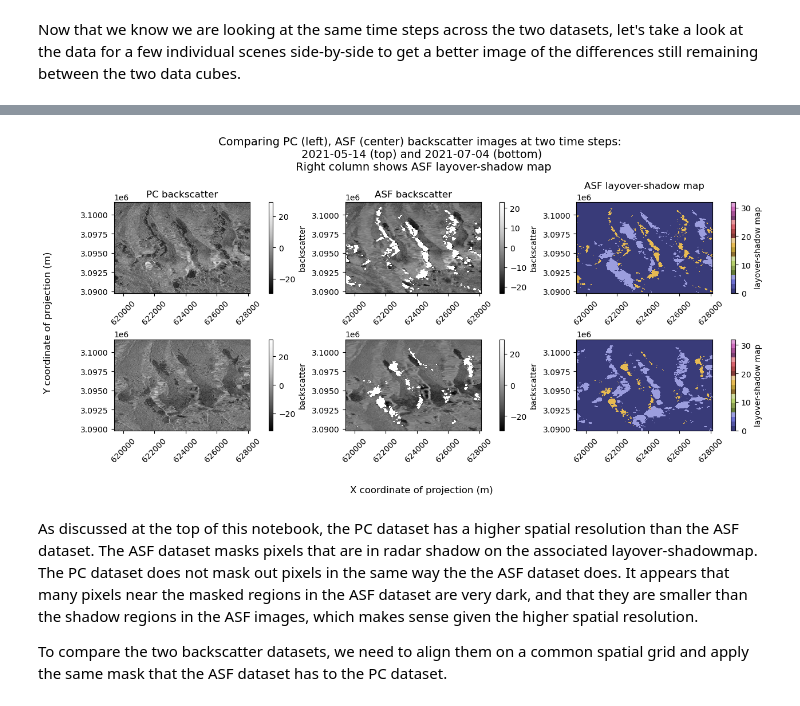
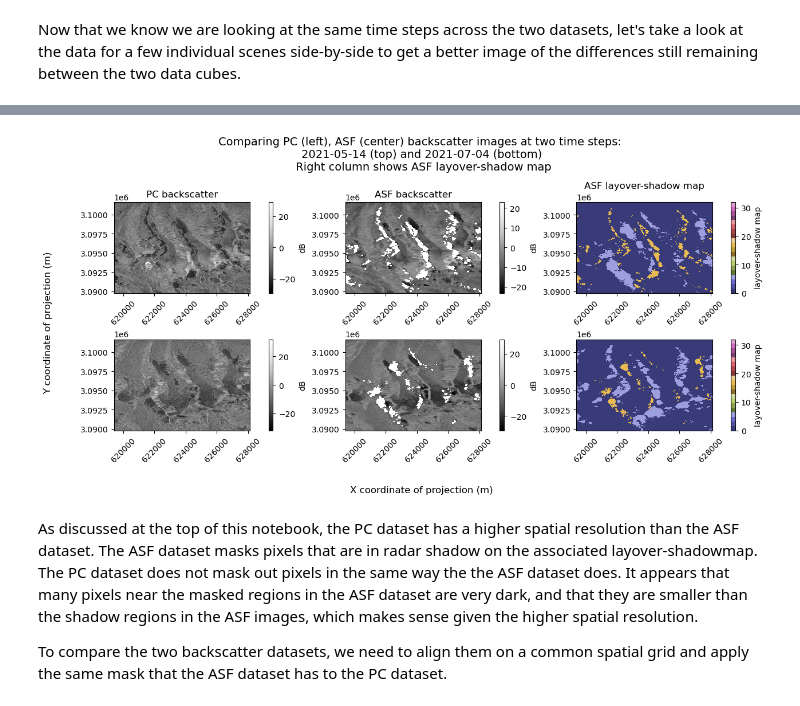
Before and after one commit to e-marshall/tutorials, a Jupyter notebook: book/tutorial2/nbs/5_comparing_s1_rtc_datasets.ipynb, the cells around one changed output, grey strips where cells are left out. Saved outputs shown, nothing was run; the diff lists cells and outputs as text; code cells hidden in the pictures.

```diff
--- a/book/tutorial2/nbs/5_comparing_s1_rtc_datasets.ipynb
+++ b/book/tutorial2/nbs/5_comparing_s1_rtc_datasets.ipynb
@@ -94,10 +95,14 @@ pc_cube = da
 # %%
 pc_cube = pc_cube.compute()
 # %%
-timeseries_type = 'full'
+timeseries_type = "full"
 
-asf_cube = xr.open_dataset(f'../data/{timeseries_type}_timeseries/intermediate_cubes/s1_asf_clipped_cube.zarr',
-                           engine='zarr',chunks='auto', decode_coords='all')
+asf_cube = xr.open_dataset(
+    f"../data/{timeseries_type}_timeseries/intermediate_cubes/s1_asf_clipped_cube.zarr",
+    engine="zarr",
+    chunks="auto",
+    decode_coords="all",
+)
 # %% [markdown]
 Rename the temporal dimension of the ASF dataset to match that of the PC dataset:
 # %%
@@ -171,33 +189,46 @@ np.testing.assert_array_equal(asf_cube.time.dt.date.data,
 # %% [markdown]
 Now that we know we are looking at the same time steps across the two datasets, let's take a look at the data for a few individual scenes side-by-side to get a better image of the differences still remaining between the two data cubes.
 # %%
-fig, axs = plt.subplots(ncols=3, nrows=2, figsize=(12,5), layout='constrained')
+fig, axs = plt.subplots(ncols=3, nrows=2, figsize=(12, 5), layout="constrained")
 
-backscatter_kwargs = {'cmap':'Greys_r', 'cbar_kwargs':{'label':'dB'}}
-ls_kwargs = {'cmap':'tab20b', 'vmin':0, 'vmax':32, 'cbar_kwargs':{'label':'layover-shadow map'}}
+backscatter_kwargs = {"cmap": "Greys_r", "cbar_kwargs": {"label": "dB"}}
+ls_kwargs = {
+    "cmap": "tab20b",
+    "vmin": 0,
+    "vmax": 32,
+    "cbar_kwargs": {"label": "layover-shadow map"},
+}
 
-s1_tools.power_to_db(pc_subset.isel(time=1).sel(band='vv')).plot(ax=axs[0][0], **backscatter_kwargs)
+s1_tools.power_to_db(pc_subset.isel(time=1).sel(band="vv")).plot(
+    ax=axs[0][0], **backscatter_kwargs
+)
 s1_tools.power_to_db(asf_cube.isel(time=1)).vv.plot(ax=axs[0][1], **backscatter_kwargs)
 asf_cube.isel(time=1).ls.plot(ax=axs[0][2], **ls_kwargs)
 
-s1_tools.power_to_db(pc_subset.isel(time=10).sel(band='vv')).plot(ax=axs[1][0], **backscatter_kwargs)
+s1_tools.power_to_db(pc_subset.isel(time=10).sel(band="vv")).plot(
+    ax=axs[1][0], **backscatter_kwargs
+)
 s1_tools.power_to_db(asf_cube.isel(time=10)).vv.plot(ax=axs[1][1], **backscatter_kwargs)
 asf_cube.isel(time=10).ls.plot(ax=axs[1][2], **ls_kwargs)
 
-col_names = ['PC backscatter','ASF backscatter', 'ASF layover-shadow map']
+col_names = ["PC backscatter", "ASF backscatter", "ASF layover-shadow map"]
 
 for i in range(axs.shape[0]):
     for j in range(axs.shape[1]):
         if i == 0:
-            axs[i,j].set_title(col_names[j])
+            axs[i, j].set_title(col_names[j])
         else:
-            axs[i,j].set_title(None)
+            axs[i, j].set_title(None)
 
-        axs[i,j].tick_params(axis='x',labelrotation=45)
-        axs[i,j].set_ylabel(None)
-        axs[i,j].set_xlabel(None)
+        axs[i, j].tick_params(axis="x", labelrotation=45)
+        axs[i, j].set_ylabel(None)
+        axs[i, j].set_xlabel(None)
 
-fig.supylabel('Y coordinate of projection (m)', x=-.05)
-fig.supxlabel('X coordinate of projection (m)', y=-.10)
-fig.suptitle(f'Comparing PC (left), ASF (center) backscatter images at two time steps: \n {asf_cube.isel(time=1).time.dt.date.data.astype(str)} (top) and {asf_cube.isel(time=10).time.dt.date.data.astype(str)} (bottom) \n Right column shows ASF layover-shadow map', fontsize=14, y=1.15);
+fig.supylabel("Y coordinate of projection (m)", x=-0.05)
+fig.supxlabel("X coordinate of projection (m)", y=-0.10)
+fig.suptitle(
+    f"Comparing PC (left), ASF (center) backscatter images at two time steps: \n {asf_cube.isel(time=1).time.dt.date.data.astype(str)} (top) and {asf_cube.isel(time=10).time.dt.date.data.astype(str)} (bottom) \n Right column shows ASF layover-shadow map",
+    fontsize=14,
+    y=1.15,
+);
 # %% [output]
@@ -205,4 +235,4 @@ fig.suptitle(f'Comparing PC (left), ASF (center) backscatter images at two time
-[figure, old version]
+[figure, new version]
 # %% [markdown]
 As discussed at the top of this notebook, the PC dataset has a higher spatial resolution than the ASF dataset. The ASF dataset masks pixels that are in radar shadow on the associated layover-shadowmap. The PC dataset does not mask out pixels in the same way the the ASF dataset does. It appears that many pixels near the masked regions in the ASF dataset are very dark, and that they are smaller than the shadow regions in the ASF images, which makes sense given the higher spatial resolution.
 
```
Also changed, not shown: parts of 21 cells of this notebook, 5 other files.
